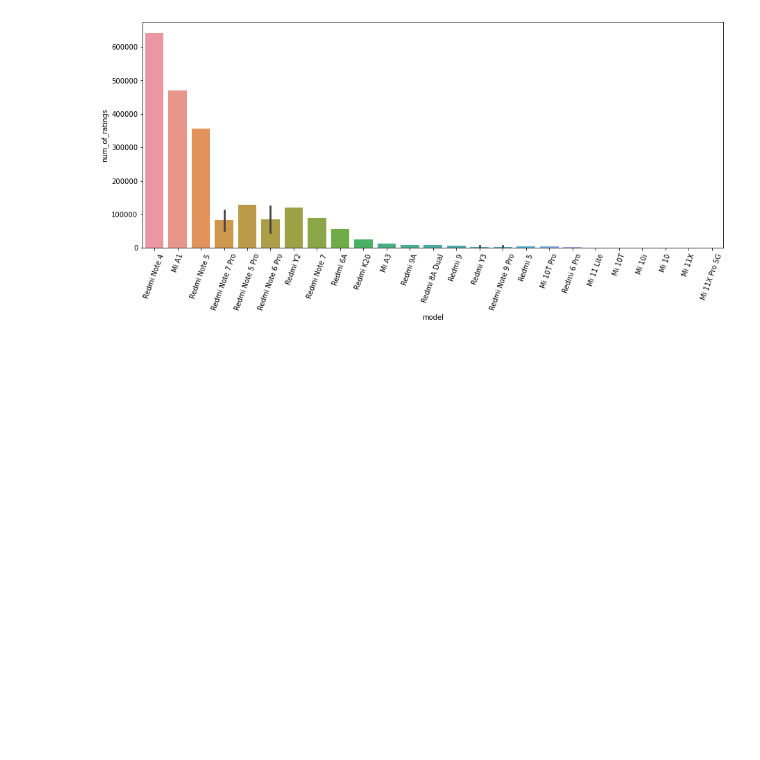
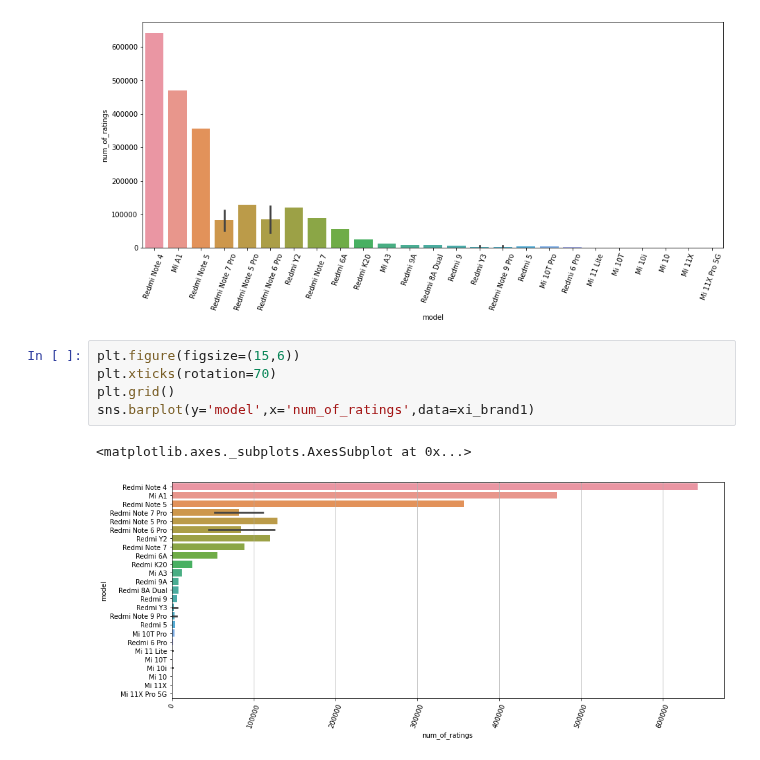
Before and after one commit to Arpan-tech-create/Exploratory_Data_Analysis, a Jupyter notebook: Mobile Sales.ipynb, the cells around one changed output. Saved outputs shown, nothing was run; the diff lists cells and outputs as text; blank space fills up the shorter version.

```diff
--- a/Mobile Sales.ipynb
+++ b/Mobile Sales.ipynb
@@ -277,3 +277,11 @@ sns.barplot(x='model',y='num_of_ratings',data=xi_brand1)
 # %% [output]
 <matplotlib.axes._subplots.AxesSubplot at 0x...>
 [figure]
+# %%
+plt.figure(figsize=(15,6))
+plt.xticks(rotation=70)
+plt.grid()
+sns.barplot(y='model',x='num_of_ratings',data=xi_brand1)
+# %% [output]
+<matplotlib.axes._subplots.AxesSubplot at 0x...>
+[figure, added]
```
Also changed, not shown: parts of 1 cell of this notebook.
